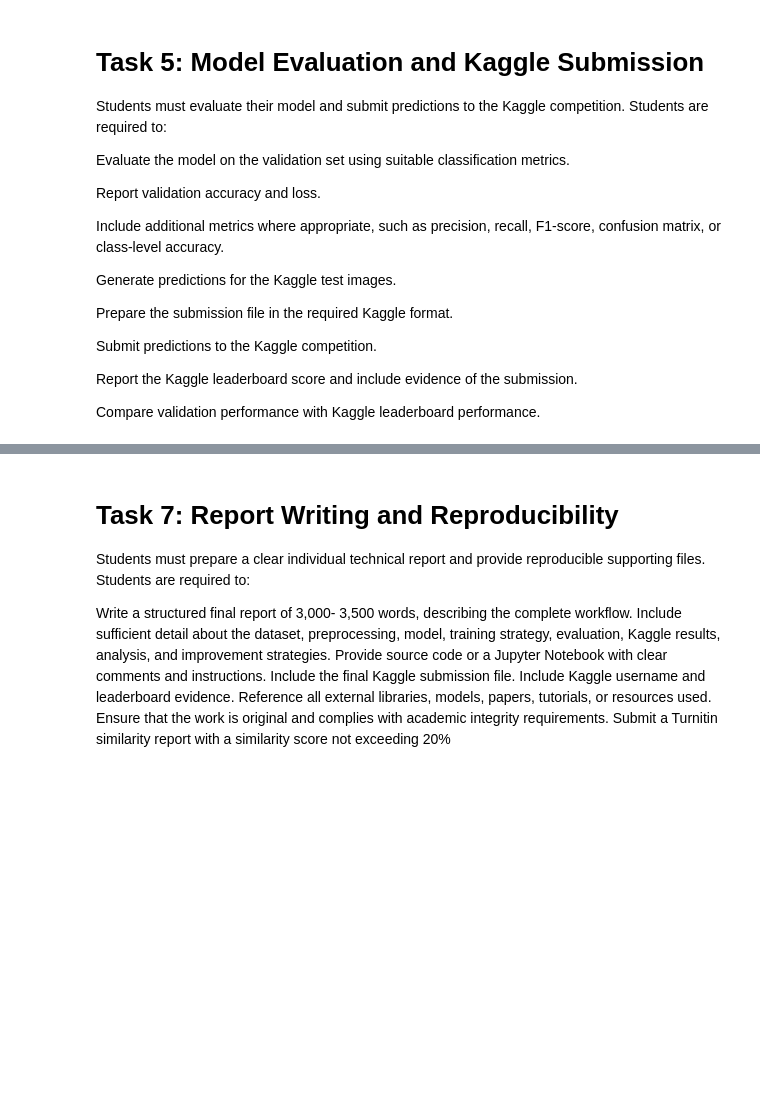
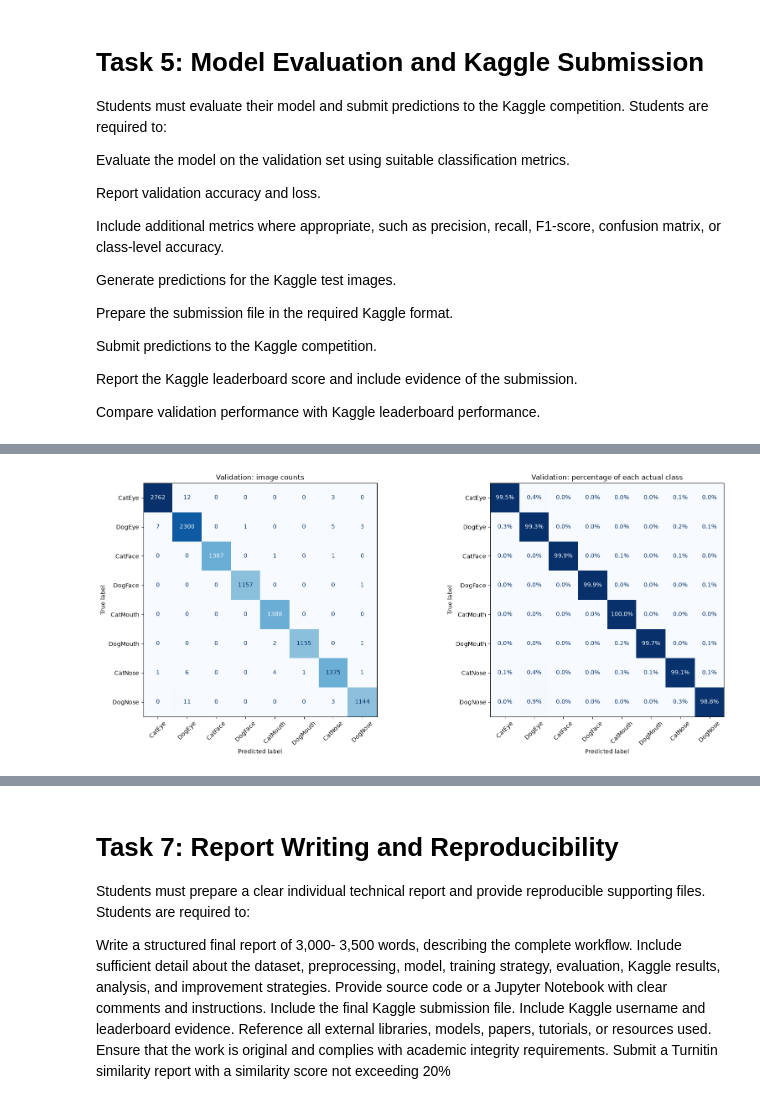
Before and after one commit to ChrisJHM6446/ENGE707_KaggleCompetition, a Jupyter notebook: KaggleComp_Main/Main.ipynb, the cells around one changed output, grey strips where cells are left out. Cells and saved outputs as stored; diff of their text form; code cells hidden in the pictures; blank space fills up the shorter version.

```diff
--- a/KaggleComp_Main/Main.ipynb
+++ b/KaggleComp_Main/Main.ipynb
@@ -3027,0 +3172,84 @@ Compare validation performance with Kaggle leaderboard performance.
+# %%
+# CHUNK T5 4
+# this chunks displays confusion matrices rows actual classes, cols predicted.
+# expected, values concentrated along main diagonal with ideally mostly 0's everywhere else.
+# dispayc ount and row normalised confusion matrixes
+# show which classes the model confuses: my guess dogs
+# a single accurracy value doesnt explain remaining errors; this might
+# compare true and predicted labels using saved class order.
+
+class_indices_t5 = list(range(len(class_names_t5)))
+
+cm_counts_t5 = confusion_matrix(
+    true_labels_t5,
+    predicted_labels_t5,
+    labels=class_indices_t5
+)
+
+cm_normalised_t5 = confusion_matrix(
+    true_labels_t5,
+    predicted_labels_t5,
+    labels=class_indices_t5,
+    normalize="true"
+)
+
+fig_t5, axes_t5 = plt.subplots(1, 2, figsize=(17, 7))
+
+for ax, matrix, title, number_format in [
+    (axes_t5[0], cm_counts_t5, "Validation: image counts", "d"),
+    (
+        axes_t5[1], cm_normalised_t5,
+        "Validation: percentage of each actual class", ".1%"
+    )
+]:
+    ConfusionMatrixDisplay(
+        confusion_matrix=matrix,
+        display_labels=class_names_t5
+    ).plot(
+        ax=ax,
+        cmap="Blues",
+        values_format=number_format,
+        colorbar=False,
+        xticks_rotation=45
+    )
+    ax.set_title(title)
+
+fig_t5.tight_layout()
+fig_t5.savefig(
+    TASK5_DIR / "validation_confusion_matrices.png",
+    dpi=150
+)
+plt.show()
+
+pd.DataFrame(
+    cm_counts_t5,
+    index=class_names_t5,
+    columns=class_names_t5
+).rename_axis("actual_class").to_csv(
+    TASK5_DIR / "confusion_matrix_counts.csv"
+)
+
+# List the most frequent off-diagonal errors.
+confusion_pairs_t5 = pd.DataFrame([
+    {
+        "actual_class": class_names_t5[i],
+        "predicted_class": class_names_t5[j],
+        "count": int(cm_counts_t5[i, j])
+    }
+    for i in class_indices_t5
+    for j in class_indices_t5
+    if i != j and cm_counts_t5[i, j] > 0
+], columns=["actual_class", "predicted_class", "count"])
+
+confusion_pairs_t5 = confusion_pairs_t5.sort_values(
+    "count", ascending=False
+)
+
+display(confusion_pairs_t5.head(10))
+
+confusion_pairs_t5.to_csv(
+    TASK5_DIR / "confusion_pairs.csv",
+    index=False
+)
+# %% [output]
+[figure, added]
```
Also changed, not shown: parts of 41 cells of this notebook, 9 other files.
